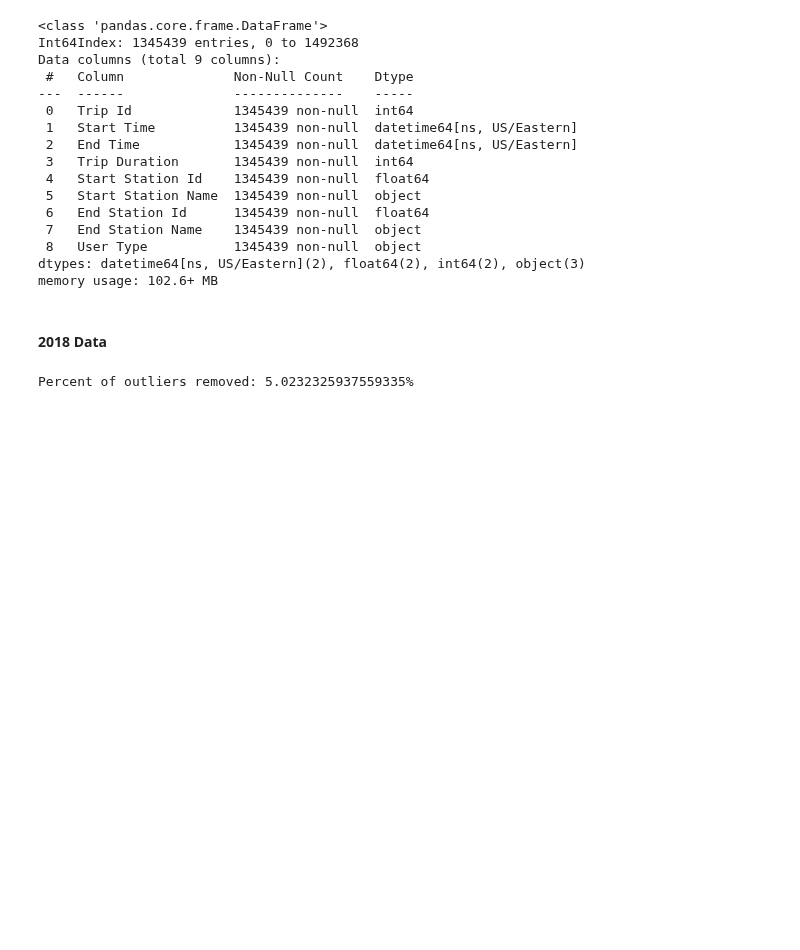
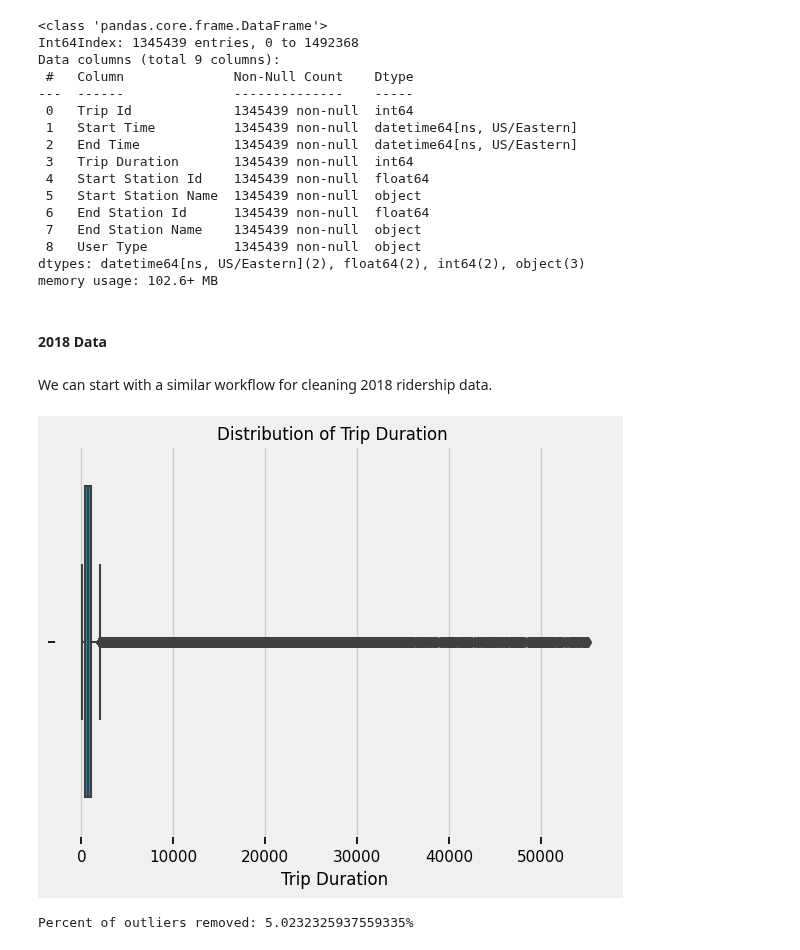
Before and after one commit to Charlotte-03/CME-DiligentDebuggers, a Jupyter notebook: project.ipynb, the cells around one changed output. Cells and saved outputs as stored; diff of their text form; code cells hidden in the pictures; blank space fills up the shorter version.

```diff
--- a/project.ipynb
+++ b/project.ipynb
@@ -1207,8 +1134,14 @@ dtypes: datetime64[ns, US/Eastern](2), float64(2), int64(2), object(3)
 memory usage: 102.6+ MB
 # %% [markdown]
 #### **2018 Data**
+# %% [markdown]
+We can start with a similar workflow for cleaning 2018 ridership data.
 # %%
 ridership_est_2018 = time_convert(ridership_2018)
+# %%
+plot_distribution('Trip Duration', ridership_est_2018)
+# %% [output]
+[figure, added]
 # %%
 ridership_est_2018 = remove_outliers(ridership_est_2018)
 # %% [output]
```
Also changed, not shown: parts of 91 cells of this notebook.
